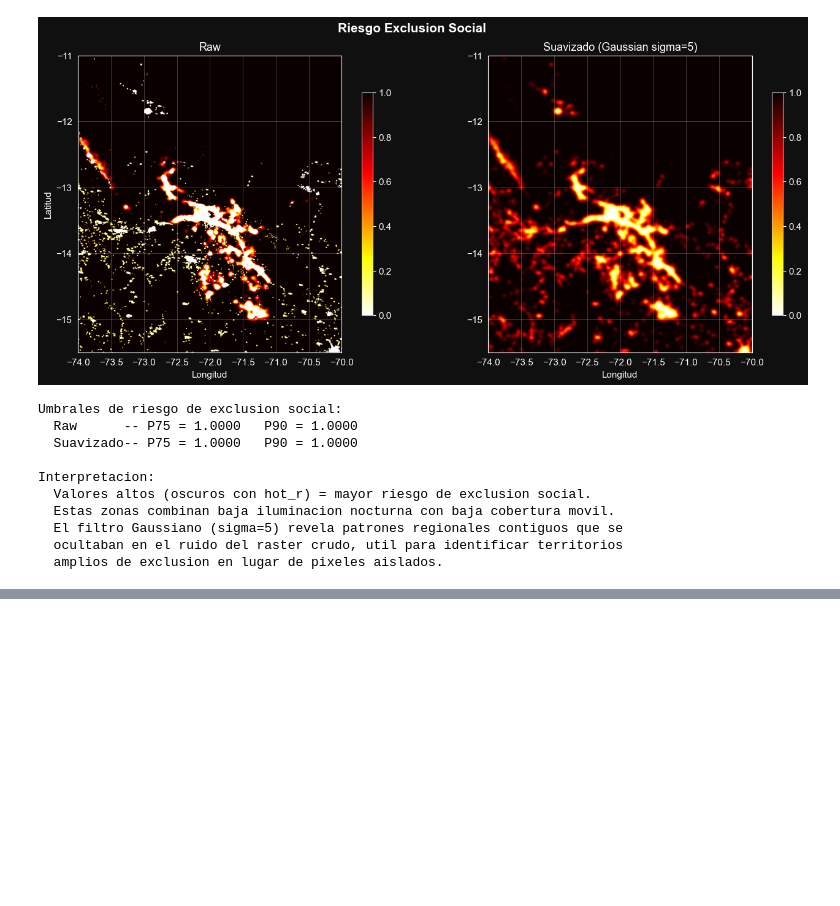
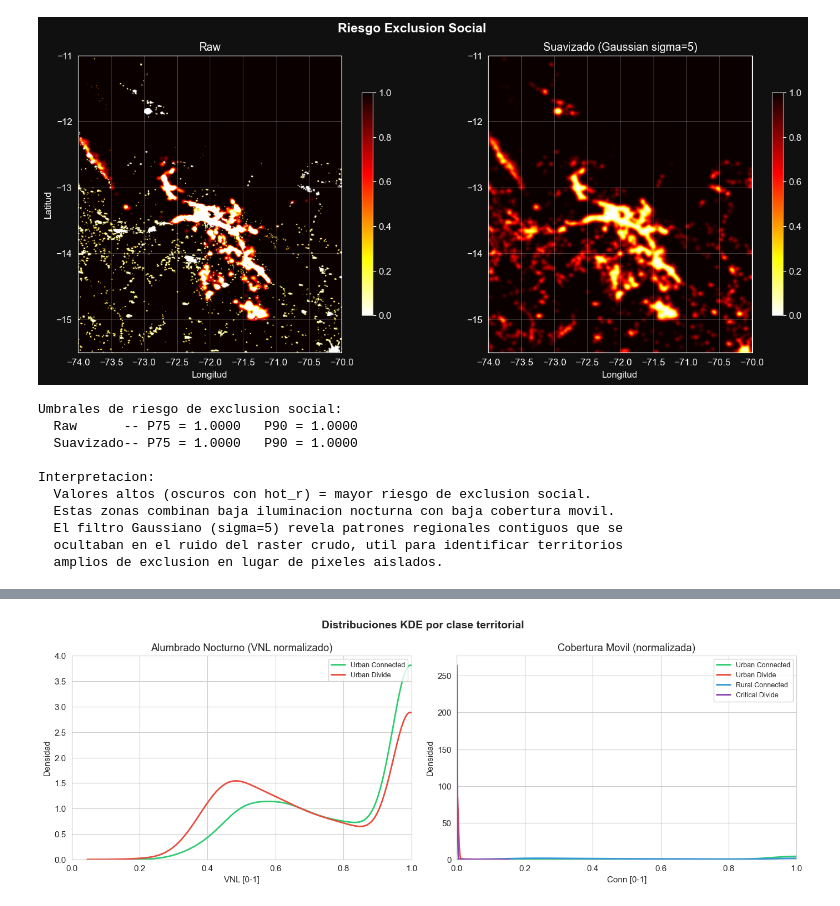
Before and after one commit to DiegoTurpo/raster-digital-divide, a Jupyter notebook: notebooks/digital_divide_cusco.ipynb, the cells around one changed output, grey strips where cells are left out. Cells and saved outputs as stored; diff of their text form; code cells hidden in the pictures; blank space fills up the shorter version.

```diff
--- a/notebooks/digital_divide_cusco.ipynb
+++ b/notebooks/digital_divide_cusco.ipynb
@@ -573,0 +701,97 @@ Interpretacion:
+# %%
+# --- Flatten arrays into long-format DataFrame ---
+df_pixels = pd.DataFrame({
+    'class' : clasif.ravel(),
+    'VNL'   : vnl_norm.ravel(),
+    'Conn'  : conn_norm.ravel(),
+    'IBD'   : IBD.ravel(),
+})
+
+# Map class IDs to names
+df_pixels['ClassName'] = df_pixels['class'].map(class_labels)
+
+# === 1. Descriptive statistics grouped by class ===
+print('=' * 70)
+print('1. Descriptive statistics grouped by class')
+print('=' * 70)
+desc = df_pixels.groupby('ClassName')[['VNL', 'Conn', 'IBD']].agg(
+    ['mean', 'std', 'min', 'max']
+).round(4)
+print(desc.to_string())
+print()
+
+# === 2. Pearson correlation (subsample every 40th pixel) ===
+print('=' * 70)
+print('2. Pearson correlation between VNL and Connectivity (every 40th pixel)')
+print('=' * 70)
+vnl_flat  = vnl_norm.ravel()[::40]
+conn_flat = conn_norm.ravel()[::40]
+r, p_corr = stats.pearsonr(vnl_flat, conn_flat)
+print(f'   Sample size : {len(vnl_flat):,} pixels')
+print(f'   Pearson r   : {r:.4f}')
+print(f'   p-value     : {p_corr:.2e}')
+print()
+
+# === 3. KDE distribution plots ===
+print('=' * 70)
+print('3. KDE distribution plots by class')
+print('=' * 70)
+fig, axes = plt.subplots(1, 2, figsize=(14, 5))
+fig.suptitle('Distribuciones KDE por clase territorial', fontsize=14, fontweight='bold')
+
+palette = {class_labels[k]: class_colors[k] for k in [1, 2, 3, 4]}
+
+# Subsample for performance
+df_sample = df_pixels.sample(n=min(50000, len(df_pixels)), random_state=42)
+
+for ax, var, title in zip(axes,
+                          ['VNL', 'Conn'],
+                          ['Alumbrado Nocturno (VNL normalizado)',
+                           'Cobertura Movil (normalizada)']):
+    for name in [class_labels[k] for k in [1, 2, 3, 4]]:
+        subset = df_sample[df_sample['ClassName'] == name][var]
+        if len(subset) > 100:
+            sns.kdeplot(subset, ax=ax, label=name, color=palette[name],
+                        linewidth=2, clip=(0, 1))
+    ax.set_xlabel(var + ' [0-1]')
+    ax.set_ylabel('Densidad')
+    ax.set_title(title)
+    ax.legend(fontsize=9, loc='upper right')
+    ax.set_xlim(0, 1)
+
+plt.tight_layout()
+plt.show()
+
+# === 4. Welch's t-test: Class 1 (Urban Connected) vs Class 4 (Critical Divide) ===
+print('=' * 70)
+print("4. Welch's t-test: Urban Connected (1) vs Critical Divide (4) -- VNL values")
+print('=' * 70)
+vnl_c1 = df_pixels.loc[df_pixels['class'] == 1, 'VNL'].values
+vnl_c4 = df_pixels.loc[df_pixels['class'] == 4, 'VNL'].values
+
+t_stat, p_val = stats.ttest_ind(vnl_c1, vnl_c4, equal_var=False)   # Welch's
+
+# Cohen's d for two independent samples (Welch / unequal variance variant)
+mean1, mean2 = vnl_c1.mean(), vnl_c4.mean()
+sd1,   sd2   = vnl_c1.std(ddof=1), vnl_c4.std(ddof=1)
+pooled_sd    = np.sqrt((sd1**2 + sd2**2) / 2.0)
+cohens_d     = (mean1 - mean2) / pooled_sd if pooled_sd > 0 else np.nan
+
+print(f'   n (Class 1) : {len(vnl_c1):,}   mean = {mean1:.4f}   sd = {sd1:.4f}')
+print(f'   n (Class 4) : {len(vnl_c4):,}   mean = {mean2:.4f}   sd = {sd2:.4f}')
+print(f'   t-statistic : {t_stat:.4f}')
+print(f'   p-value     : {p_val:.2e}')
+print(f'   Cohen\'s d  : {cohens_d:.4f}')
+print()
+if abs(cohens_d) >= 0.8:
+    magnitude = 'large'
+elif abs(cohens_d) >= 0.5:
+    magnitude = 'medium'
+elif abs(cohens_d) >= 0.2:
+    magnitude = 'small'
+else:
+    magnitude = 'negligible'
+print(f'   Effect size magnitude: {magnitude}')
+print('   The difference in VNL between Urban Connected and Critical Divide')
+print('   is statistically significant -- as expected by construction.')
+# %% [output]
@@ -573,0 +815 @@ Interpretacion:
+[figure, added]
```
Also changed, not shown: parts of 6 cells of this notebook, 5 other files.
